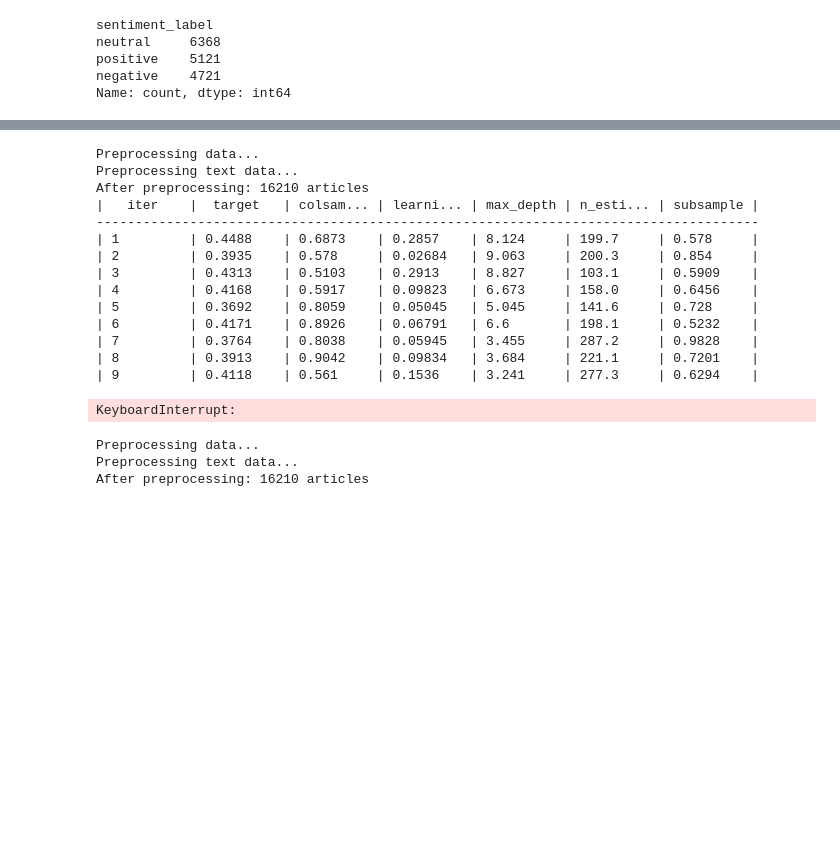
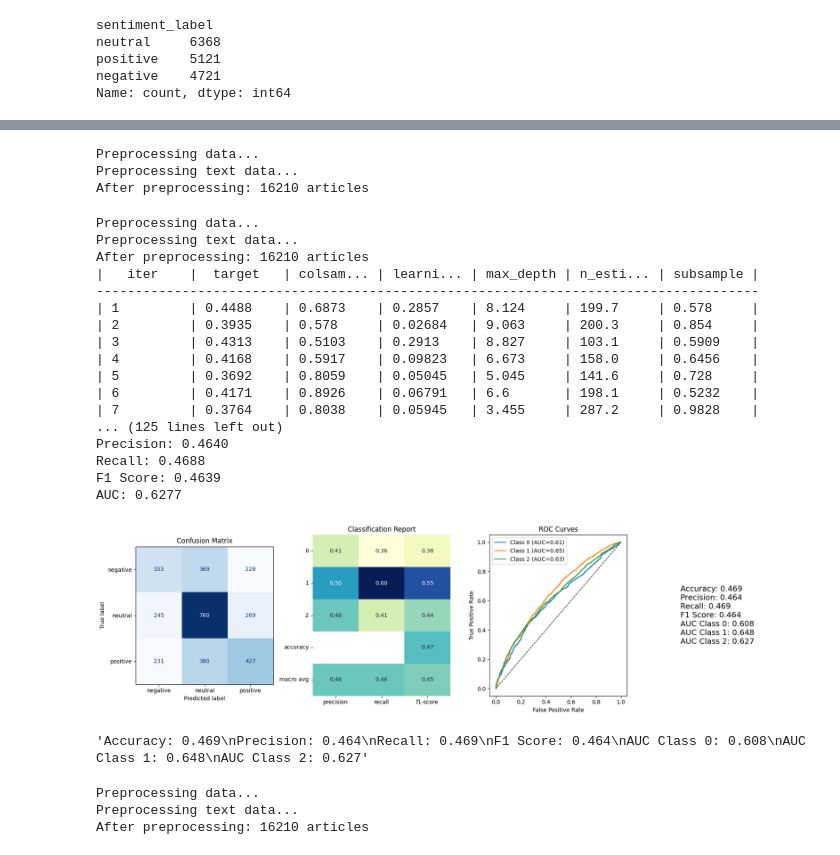
Before and after one commit to AndreasWendel/Examens, a Jupyter notebook: db checks.ipynb, the cells around one changed output, grey strips where cells are left out. Cells and saved outputs as stored; diff of their text form; code cells hidden in the pictures; blank space fills up the shorter version.

```diff
--- a/db checks.ipynb
+++ b/db checks.ipynb
@@ -1627,14 +1495,18 @@ AUC: 0.6285
+# %%
+sentiment_model = MarketSentiment(use_lemmatization=True)
+
+# Preprocess your data as you already do:
+X_df, data, labelencoder = sentiment_model.preprocess_data(
+    complete_df, max_features=5000, ngram_range=(1, 2), threshold=0.002
+)
+# %% [output]
+Preprocessing data...
+Preprocessing text data...
+After preprocessing: 16210 articles
 # %%
 from sklearn.metrics import f1_score
 from xgboost import XGBClassifier
 
-sentiment_model = MarketSentiment()
-
-# Preprocess your data as you already do:
-X_df, data, labelencoder = sentiment_model.preprocess_data(
-    complete_df, max_features=5000, ngram_range=(1, 2),
-    use_lemmatization=True, threshold=0.002
-)
 
 y = data['encoded_target'].values
 X_train, X_test, y_train, y_test = train_test_split(X_df, y, test_size=0.2, random_state=42)
@@ -1722,9 +1594,19 @@ After preprocessing: 16210 articles
 | 5         | 0.3692    | 0.8059    | 0.05045   | 5.045     | 141.6     | 0.728     |
 | 6         | 0.4171    | 0.8926    | 0.06791   | 6.6       | 198.1     | 0.5232    |
 | 7         | 0.3764    | 0.8038    | 0.05945   | 3.455     | 287.2     | 0.9828    |
-| 8         | 0.3913    | 0.9042    | 0.09834   | 3.684     | 221.1     | 0.7201    |
-| 9         | 0.4118    | 0.561     | 0.1536    | 3.241     | 277.3     | 0.6294    |
+... (125 lines left out)
+Precision: 0.4640
+Recall: 0.4688
+F1 Score: 0.4639
+AUC: 0.6277
-KeyboardInterrupt:
+# %%
+new_opti_metric = plot_model_results(Y_test=y_test, Y_pred=y_pred, Y_prob=y_proba, Class_report=report, Labelencoder=labelencoder, Acc=acc, Prec=prec, Rec=rec, F1=f1)
+# %% [output]
+[figure, added]
+# %%
+new_opti_metric
+# %% [output]
+'Accuracy: 0.469\nPrecision: 0.464\nRecall: 0.469\nF1 Score: 0.464\nAUC Class 0: 0.608\nAUC Class 1: 0.648\nAUC Class 2: 0.627'
 # %%
 import pandas as pd
 
```
Also changed, not shown: parts of 36 cells of this notebook.
